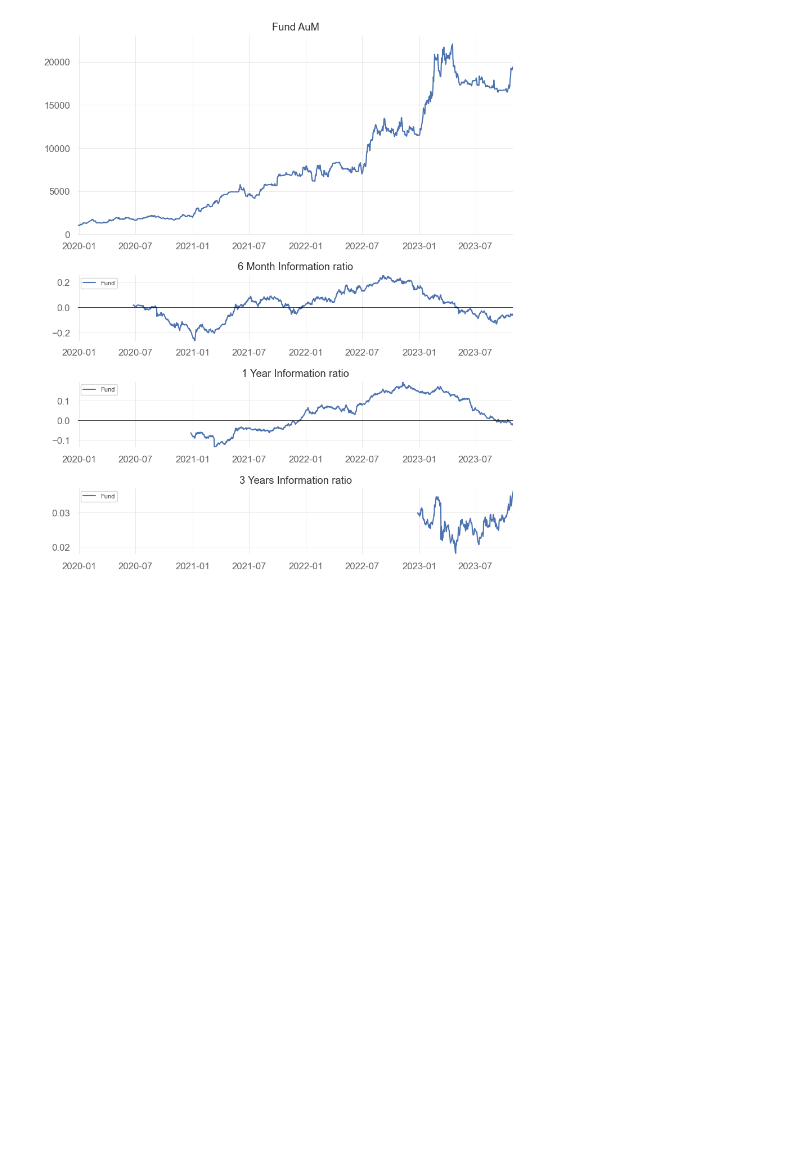
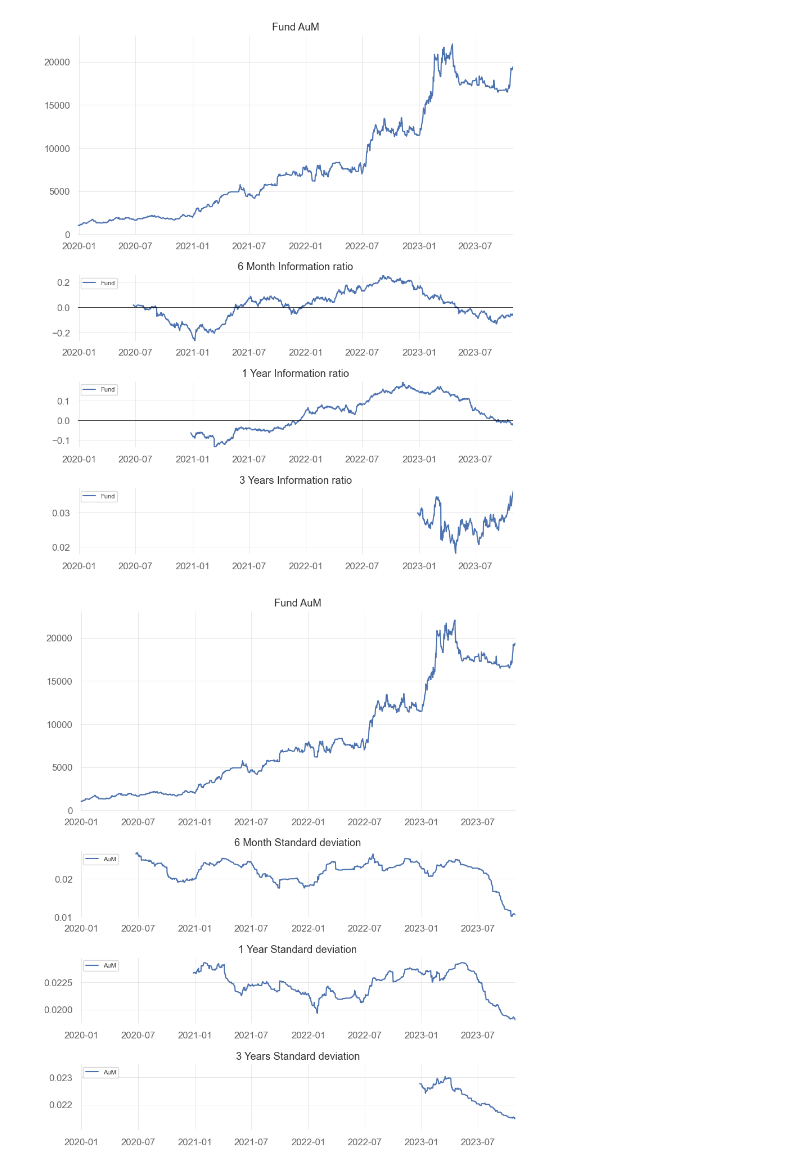
Before and after one commit to amirabbasja/Mutual-Fund-Evaluation, a Jupyter notebook: main.ipynb, the cells around one changed output. Drawn from its saved outputs; the diff is of its cells as text; code cells hidden in the pictures; blank space fills up the shorter version.

```diff
--- a/main.ipynb
+++ b/main.ipynb
@@ -472,3 +474,19 @@ plotMainAndSubPlot(f1_DailyAuM.set_index(["Date"]), subPlots, plotTitle,True)
 # %% [output]
 Metric: Rolling Sortino ratio
 [figure]
+# %%
+# Standard deviation of returns
+fundDailyData = f1_DailyAuM.set_index("Date")
+fundDailyReturn = fundDailyData.pct_change(1).dropna()
+fundDailyReturn
+
+rollingSTD_6M = calcRollingSTD(fundDailyReturn, datetime.timedelta(180))
+rollingSTD_1Y = calcRollingSTD(fundDailyReturn, datetime.timedelta(365))
+rollingSTD_3Y = calcRollingSTD(fundDailyReturn, datetime.timedelta(365*3))
+
+# Plot the rolling STD
+subPlots = [rollingSTD_6M,rollingSTD_1Y,rollingSTD_3Y]
+plotTitle = ["Fund AuM", "6 Month Standard deviation", "1 Year Standard deviation", "3 Years Standard deviation"]
+plotMainAndSubPlot(f1_DailyAuM.set_index(["Date"]), subPlots, plotTitle,True)
+# %% [output]
+[figure, added]
```
Also changed, not shown: parts of 4 cells of this notebook, 1 other file.
